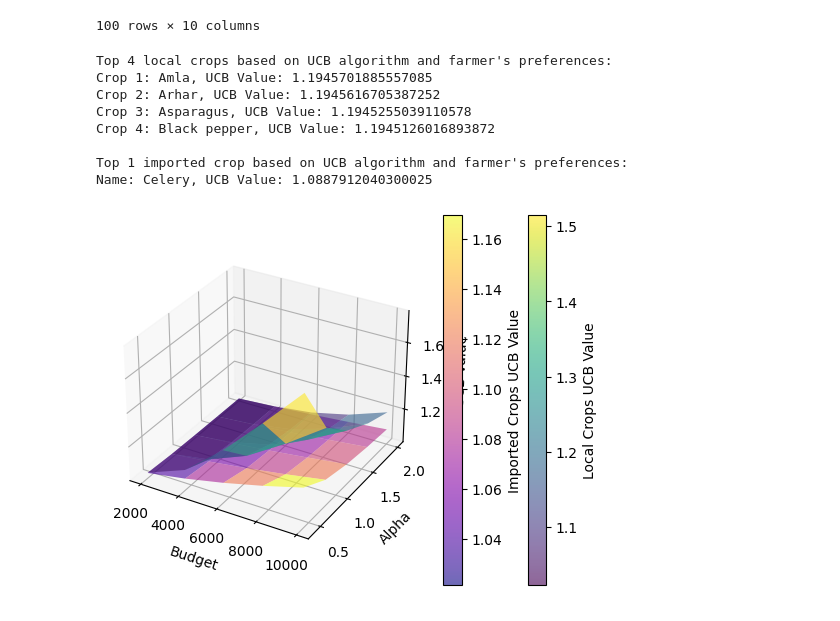
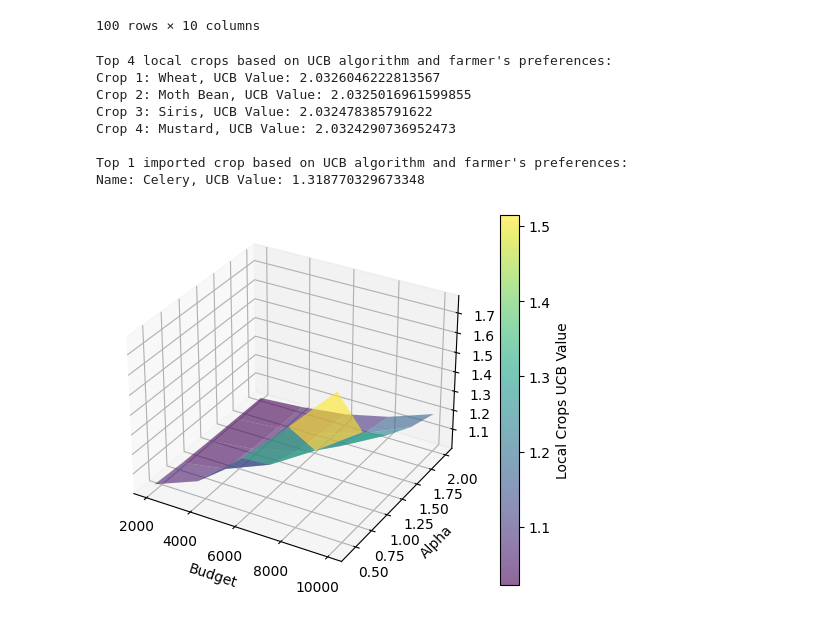
Before and after one commit to nisharathod231/Sustainable-Agriculture-Practices-Recommender, a Jupyter notebook: models/UCB.ipynb, the cells around one changed output. Cells and saved outputs as stored; diff of their text form; code cells hidden in the pictures.

Commit message:
Implemented ucb with budget as farmer's budget and made some changes to basic UCB

```diff
--- a/models/UCB.ipynb
+++ b/models/UCB.ipynb
@@ -111,9 +111,12 @@ def calculate_weighted_rewards(data, farmer_preferences):
         data['rainfall_mean'] * farmer_preferences['rainfall_mean']
     )
 
+    # Find the minimum and maximum weighted reward
+    min_reward = data['weighted_reward'].min()
+    max_reward = data['weighted_reward'].max()
+
     # Normalize the weighted reward to be in the range [0,1]
-    max_reward = data['weighted_reward'].max()
-    data['normalized_reward'] = data['weighted_reward'] / max_reward
+    data['normalized_reward'] = (data['weighted_reward'] - min_reward) / (max_reward - min_reward)
 
     return data
 # %%
@@ -186,8 +189,8 @@ def ucb_algorithm(data, budget, alpha):
     return result
 # %%
 # Apply the UCB algorithm to local crops and imported crops
-local_results = ucb_algorithm(local_crops_df_updated,10000,2)
-imported_results = ucb_algorithm(exotic_crops_df_updated,10000,2)
+local_results = ucb_algorithm(local_crops_df_updated,10000,5)
+imported_results = ucb_algorithm(exotic_crops_df_updated,10000,5)
 
 # Separate the results into indices and values
 local_top_indices, local_ucb_values = zip(*local_results)
@@ -214,40 +217,36 @@ imported_ucb_value = imported_ucb_values[0]
 print(f"Name: {imported_name}, UCB Value: {imported_ucb_value}")
 # %% [output]
 Top 4 local crops based on UCB algorithm and farmer's preferences:
-Crop 1: Amla, UCB Value: 1.1945701885557085
-Crop 2: Arhar, UCB Value: 1.1945616705387252
-Crop 3: Asparagus, UCB Value: 1.1945255039110578
-Crop 4: Black pepper, UCB Value: 1.1945126016893872
+Crop 1: Wheat, UCB Value: 2.0326046222813567
+Crop 2: Moth Bean, UCB Value: 2.0325016961599855
+Crop 3: Siris, UCB Value: 2.032478385791622
+Crop 4: Mustard, UCB Value: 2.0324290736952473
 
 Top 1 imported crop based on UCB algorithm and farmer's preferences:
-Name: Celery, UCB Value: 1.0887912040300025
+Name: Celery, UCB Value: 1.318770329673348
 # %%
 import matplotlib.pyplot as plt
 from mpl_toolkits.mplot3d import Axes3D
 # %%
-def plot_ucb_relations(local_crops_df, imported_crops_df):
+def plot_ucb_relations(local_crops_df):
     # Define the budget and alpha values
     budgets = [2000, 4000, 6000, 8000, 10000]
     alphas = [0.4, 0.8, 1.2, 1.6, 2.0]
 
-    # Initialize lists to store UCB values for local and imported crops
+    # Initialize a list to store UCB values for local crops
     ucb_values_local = []
-    ucb_values_imported = []
 
     # Iterate over each budget and alpha combination
     for budget in budgets:
         for alpha in alphas:
-            # Apply UCB algorithm for local and imported crops
+            # Apply UCB algorithm for local crops
             local_results = ucb_algorithm(local_crops_df, budget, alpha)
-            imported_results = ucb_algorithm(imported_crops_df, budget, alpha)
 
-            # Collect UCB values for the top local crop and top imported crop
+            # Collect UCB values for the top local crop
             ucb_values_local.append(local_results[0][1])
-            ucb_values_imported.append(imported_results[0][1])
 
-    # Convert the collected UCB values into numpy arrays
+    # Convert the collected UCB values into a numpy array
     ucb_values_local = np.array(ucb_values_local).reshape(len(alphas), len(budgets))
-    ucb_values_imported = np.array(ucb_values_imported).reshape(len(alphas), len(budgets))
 
     # Create a 3D plot to visualize the relationship between budget, alpha, and UCB values
     fig = plt.figure()
@@ -258,21 +257,18 @@ def plot_ucb_relations(local_crops_df, imported_crops_df):
 
     # Plot the UCB values for local crops
     surf_local = ax.plot_surface(B, A, ucb_values_local, cmap='viridis', alpha=0.6)
-    # Plot the UCB values for imported crops
-    surf_imported = ax.plot_surface(B, A, ucb_values_imported, cmap='plasma', alpha=0.6)
 
     # Set labels and title
     ax.set_xlabel('Budget')
     ax.set_ylabel('Alpha')
     ax.set_zlabel('UCB Value')
 
-    # Add a colorbar to better visualize the colormaps
+    # Add a colorbar to better visualize the colormap
     fig.colorbar(surf_local, ax=ax, label='Local Crops UCB Value')
-    fig.colorbar(surf_imported, ax=ax, label='Imported Crops UCB Value')
 
     # Show the plot
     plt.show()
 # %%
-plot_ucb_relations(local_crops_df_updated, exotic_crops_df_updated)
+plot_ucb_relations(local_crops_df_updated)
 # %% [output]
-[figure, old version]
+[figure, new version]
```
Also changed, not shown: parts of 9 cells of this notebook.
